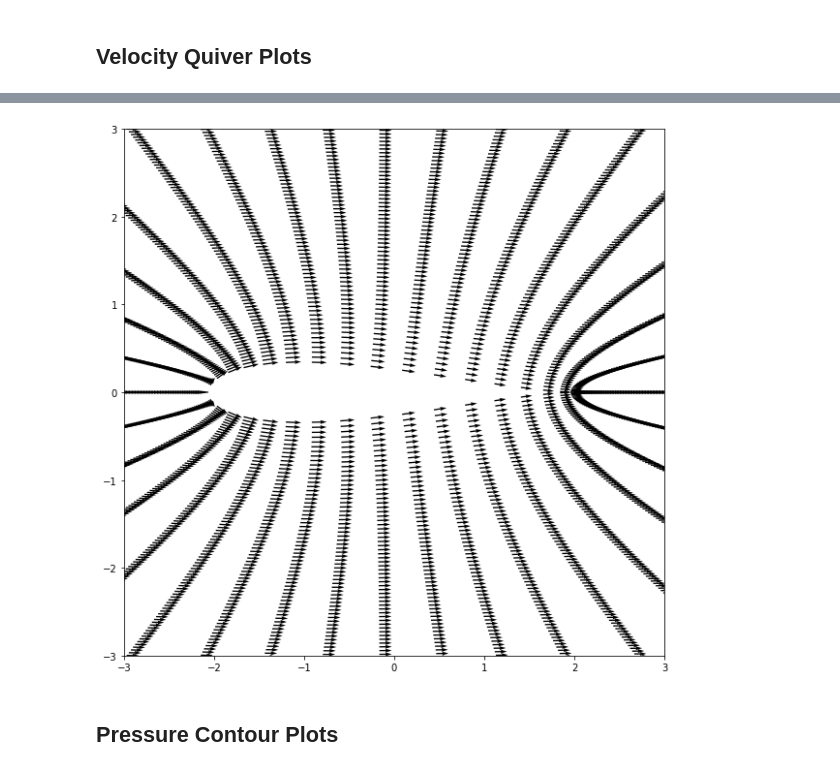
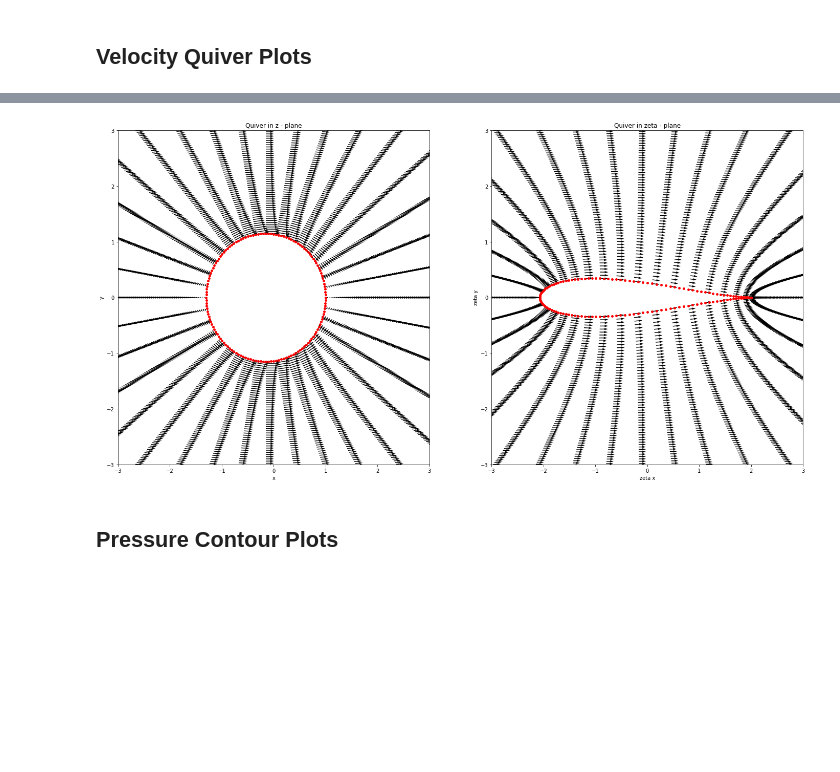
Before and after one commit to smmagic/MAE6226, a Jupyter notebook: Assignment_02.ipynb, the cells around one changed output, grey strips where cells are left out. Saved outputs shown, nothing was run; the diff lists cells and outputs as text; code cells hidden in the pictures; blank space fills up the shorter version.

```diff
--- a/Assignment_02.ipynb
+++ b/Assignment_02.ipynb
@@ -532,10 +554,22 @@ pyplot.ylim(-3, 3);
-# %%
-pyplot.figure(figsize=(10, 10))
-pyplot.quiver(numpy.real(zeta[0::2][0::2]), numpy.imag(zeta[0::2][0::2]), uZeta[0::2][0::2],
-              vZeta[0::2][0::2], scale=45);
-pyplot.xlim(-3, 3);
-pyplot.ylim(-3, 3);
-# %% [output]
-[figure, removed]
+# %%
+fig, (a1, a2) = pyplot.subplots(1, 2, figsize=(24,12))
+a1.quiver(x[0::2][0::2], y[0::2][0::2], u[0::2][0::2], v[0::2][0::2], scale=45);
+a1.scatter(x[:, 0], y[:, 0], color='red', s=15)
+a1.set_xlim(-3,3)
+a1.set_ylim(-3,3)
+a1.set_title('Quiver in z - plane')
+a1.set_ylabel('y')
+a1.set_xlabel('x')
+a2.quiver(numpy.real(zeta[0::2][0::2]), numpy.imag(zeta[0::2][0::2]), uZeta[0::2][0::2],
+              vZeta[0::2][0::2], scale=45);
+a2.scatter(numpy.real(zeta[:, 0]), numpy.imag(zeta[:, 0]), color='red', s=15)
+a2.set_xlim(-3,3)
+a2.set_ylim(-3,3)
+a2.set_title('Quiver in zeta - plane')
+a2.set_ylabel('zeta y')
+a2.set_xlabel('zeta x')
+pyplot.show()
+# %% [output]
+[figure, added]
 # %% [markdown]
 ## Pressure Contour Plots
```
Also changed, not shown: parts of 47 cells of this notebook.
